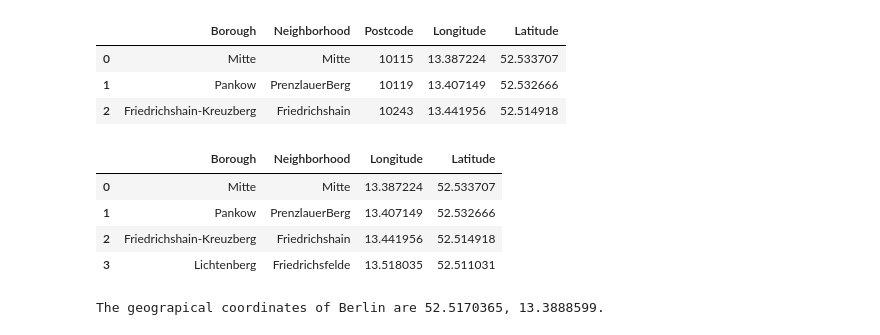
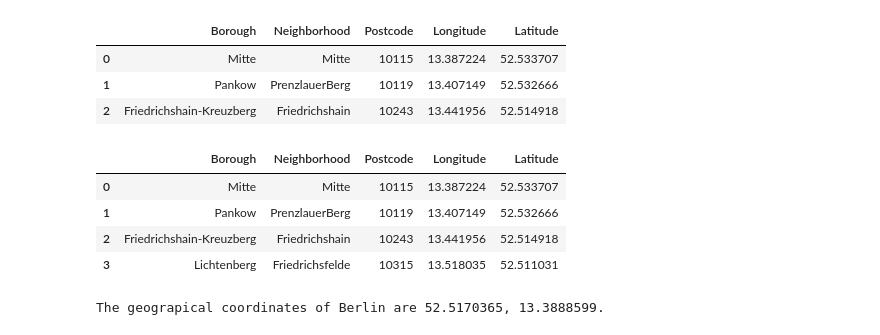
Before and after one commit to sergiusdell75/Coursera_Capstone, a Jupyter notebook: bon_data_preparation.ipynb, the cells around one changed output. Cells and saved outputs as stored; diff of their text form; code cells hidden in the pictures.

```diff
--- a/bon_data_preparation.ipynb
+++ b/bon_data_preparation.ipynb
@@ -396,14 +389,14 @@ result2.head(3)
 | 1 | Pankow | PrenzlauerBerg | 10119 | 13.407149 | 52.532666 |
 | 2 | Friedrichshain-Kreuzberg | Friedrichshain | 10243 | 13.441956 | 52.514918 |
 # %%
-result2.drop(columns=['Postcode'], inplace=True)
+#result2.drop(columns=['Postcode'], inplace=True)
 result2.head(4)
 # %% [output]
-|  | Borough | Neighborhood | Longitude | Latitude |
-| 0 | Mitte | Mitte | 13.387224 | 52.533707 |
-| 1 | Pankow | PrenzlauerBerg | 13.407149 | 52.532666 |
-| 2 | Friedrichshain-Kreuzberg | Friedrichshain | 13.441956 | 52.514918 |
-| 3 | Lichtenberg | Friedrichsfelde | 13.518035 | 52.511031 |
+|  | Borough | Neighborhood | Postcode | Longitude | Latitude |
+| 0 | Mitte | Mitte | 10115 | 13.387224 | 52.533707 |
+| 1 | Pankow | PrenzlauerBerg | 10119 | 13.407149 | 52.532666 |
+| 2 | Friedrichshain-Kreuzberg | Friedrichshain | 10243 | 13.441956 | 52.514918 |
+| 3 | Lichtenberg | Friedrichsfelde | 10315 | 13.518035 | 52.511031 |
 # %%
 # writing to a csv file coordinates and neighborhoods
 result2.to_csv("berlin_neighb_coords.csv")
```
Also changed, not shown: parts of 9 cells of this notebook, 1 other file.
